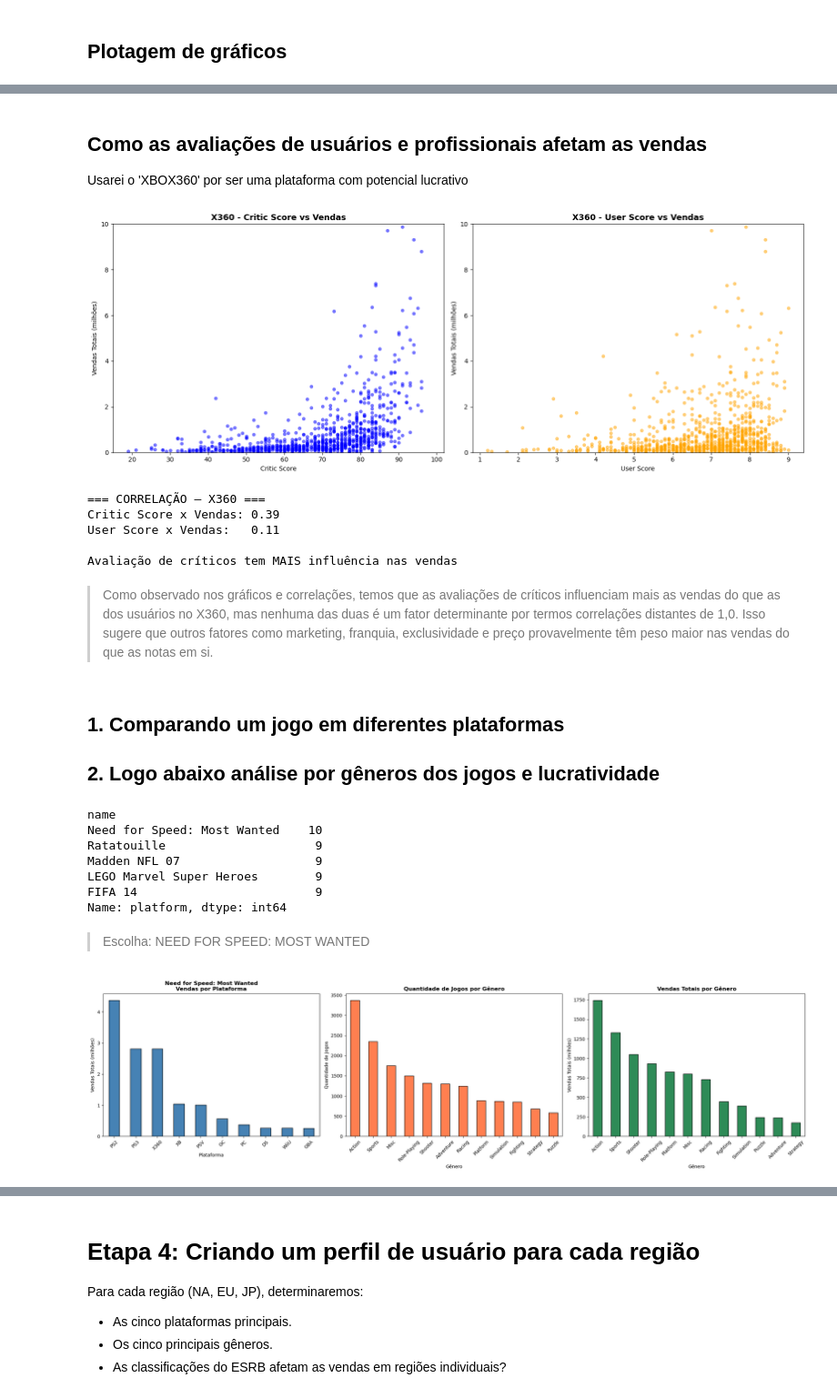
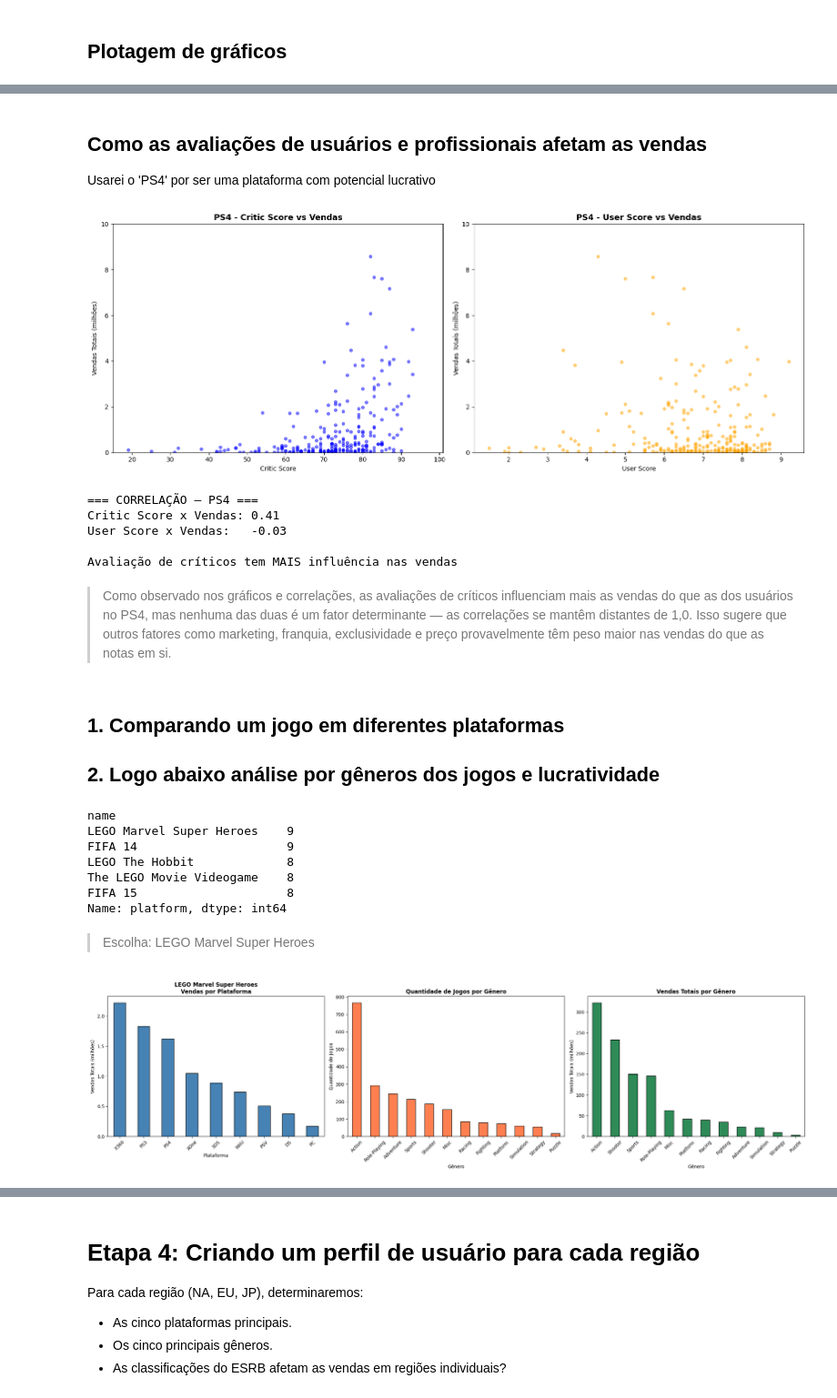
Before and after one commit to luiz19190/Sprint-6-tripleten-projeto-integrado, a Jupyter notebook: notebook_project.ipynb, the cells around one changed output, grey strips where cells are left out. Shown at 91% size. Saved outputs shown, nothing was run; the diff lists cells and outputs as text; code cells hidden in the pictures.

```diff
--- a/notebook_project.ipynb
+++ b/notebook_project.ipynb
@@ -111,7 +175,9 @@ dtype: int64
 
 + Corrigir o name e genre, são apenas dois de cada, mas já faço essa correção;
 # %%
-df = df.dropna(subset=['name', 'genre'])
+# Substitui os valores nulos por 'ausente' nas colunas específicas
+df[['name', 'genre']] = df[['name', 'genre']].fillna('ausente')
+
 print(df.isna().sum())
 # %% [output]
 name                  0
@@ -189,2 +287,9 @@ Pode-se notar que apartir dos anos 90 em diante houve uma crescente enorme de jo
 # %% [markdown]
 ## Analisar a venda por plataforma
+# %%
+# Filtrando o DataFrame para manter apenas dados de 2013 em diante
+df_recente = df[df['year_of_release'] >= 2013].copy()
+
+print(f"Dataset completo: {len(df)} registros")
+print(f"Dataset recortado (>= 2013): {len(df_recente)} registros")
+print(f"Anos disponíveis: {sorted(df_recente['year_of_release'].dropna().unique())}")
@@ -380,11 +483,10 @@ Name: total_sales, dtype: float64
 # %% [markdown]
 ## Como as avaliações de usuários e profissionais afetam as vendas
 
-Usarei o 'XBOX360' por ser uma plataforma com potencial lucrativo
+Usarei o 'PS4' por ser uma plataforma com potencial lucrativo
 # %%
-plataforma = 'X360'
-
-df_x360 = df[df['platform'] == plataforma].dropna(subset=['critic_score', 'user_score', 'total_sales'])
+plataforma = 'PS4'
+df_x360 = df_recente[df_recente['platform'] == plataforma].dropna(subset=['critic_score', 'user_score', 'total_sales'])
 
 fig, axes = plt.subplots(1, 2, figsize=(16, 6))
 
@@ -419,63 +521,63 @@ if corr_critic > corr_user:
 else:
     print("\nAvaliação de usuários tem MAIS influência nas vendas")
 # %% [output]
-[figure, old version]
+[figure, new version]
-=== CORRELAÇÃO — X360 ===
-Critic Score x Vendas: 0.39
-User Score x Vendas:   0.11
+=== CORRELAÇÃO — PS4 ===
+Critic Score x Vendas: 0.41
+User Score x Vendas:   -0.03
 
 Avaliação de críticos tem MAIS influência nas vendas
 # %% [markdown]
-> Como observado nos gráficos e correlações, temos que as avaliações de críticos influenciam mais as vendas do que as dos usuários no X360, mas nenhuma das duas é um fator determinante por termos correlações distantes de 1,0. Isso sugere que outros fatores como marketing, franquia, exclusividade e preço provavelmente têm peso maior nas vendas do que as notas em si.
+> Como observado nos gráficos e correlações, as avaliações de críticos influenciam mais as vendas do que as dos usuários no PS4, mas nenhuma das duas é um fator determinante — as correlações se mantêm distantes de 1,0. Isso sugere que outros fatores como marketing, franquia, exclusividade e preço provavelmente têm peso maior nas vendas do que as notas em si.
 # %% [markdown]
 ## 1. Comparando um jogo em diferentes plataformas
 
 ## 2. Logo abaixo análise por gêneros dos jogos e lucratividade
 # %%
+
 # buscando jogos que foram lançados em 4 ou mais plataformas, para o gráfico de comparação entre plataformas
-jogos_multiplataforma = df.groupby('name')['platform'].nunique()
+jogos_multiplataforma = df_recente.groupby('name')['platform'].nunique()
 print(jogos_multiplataforma[jogos_multiplataforma >= 4].sort_values(ascending=False).head(5))
 # %% [output]
 name
-Need for Speed: Most Wanted    10
-Ratatouille                     9
-Madden NFL 07                   9
-LEGO Marvel Super Heroes        9
-FIFA 14                         9
+LEGO Marvel Super Heroes    9
+FIFA 14                     9
+LEGO The Hobbit             8
+The LEGO Movie Videogame    8
+FIFA 15                     8
 Name: platform, dtype: int64
 # %% [markdown]
-> Escolha: NEED FOR SPEED: MOST WANTED
+> Escolha: LEGO Marvel Super Heroes
 # %%
 fig, axes = plt.subplots(1, 3, figsize=(22, 6))
 
 # mesmo jogo em diferentes plataformas
-jogo = 'Need for Speed: Most Wanted'
-df_jogo = df[df['name'] == jogo].groupby('platform')['total_sales'].sum().sort_values(ascending=False)
-
+jogo = 'LEGO Marvel Super Heroes'
+df_jogo = df_recente[df_recente['name'] == jogo].groupby('platform')['total_sales'].sum().sort_values(ascending=False)
 df_jogo.plot(kind='bar', ax=axes[0], color='steelblue', edgecolor='black')
 axes[0].set_title(f'{jogo}\nVendas por Plataforma', fontsize=12, fontweight='bold')
 axes[0].set_xlabel('Plataforma')
 axes[0].set_ylabel('Vendas Totais (milhões)')
 axes[0].tick_params(axis='x', rotation=45)
 
 # quantidade de jogos por gênero
-genre_count = df['genre'].value_counts()
+genre_count = df_recente['genre'].value_counts()
 genre_count.plot(kind='bar', ax=axes[1], color='coral', edgecolor='black')
 axes[1].set_title('Quantidade de Jogos por Gênero', fontsize=12, fontweight='bold')
 axes[1].set_xlabel('Gênero')
 axes[1].set_ylabel('Quantidade de Jogos')
 axes[1].tick_params(axis='x', rotation=45)
 
 # vendas totais por gênero
-genre_sales = df.groupby('genre')['total_sales'].sum().sort_values(ascending=False)
+genre_sales = df_recente.groupby('genre')['total_sales'].sum().sort_values(ascending=False)
 genre_sales.plot(kind='bar', ax=axes[2], color='seagreen', edgecolor='black')
 axes[2].set_title('Vendas Totais por Gênero', fontsize=12, fontweight='bold')
 axes[2].set_xlabel('Gênero')
 axes[2].set_ylabel('Vendas Totais (milhões)')
 axes[2].tick_params(axis='x', rotation=45)
 
 plt.tight_layout()
 plt.savefig('genre_analysis.png', dpi=150)
 plt.show()
 # %% [output]
-[figure, old version]
+[figure, new version]
```
Also changed, not shown: parts of 39 cells of this notebook.
